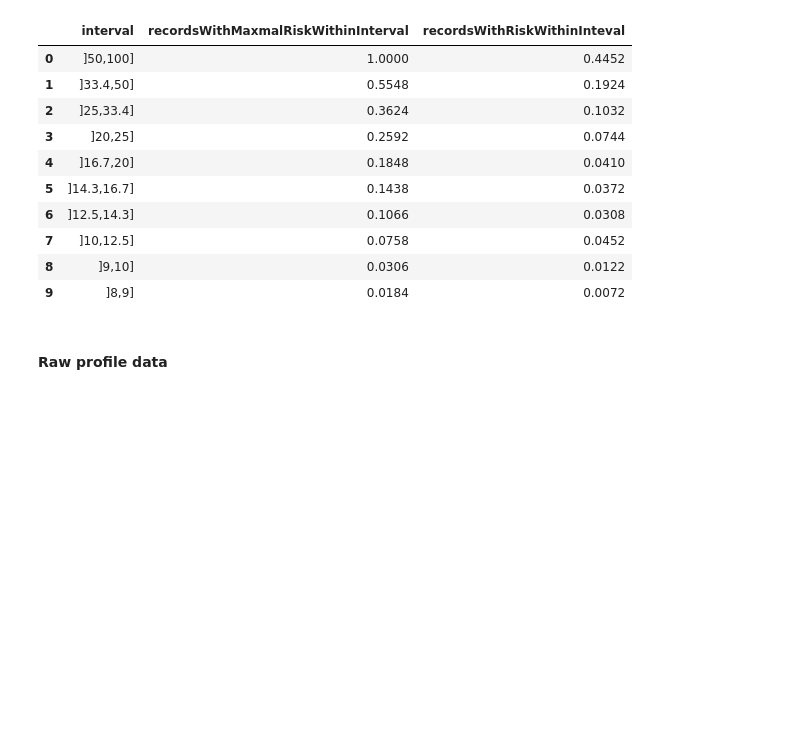
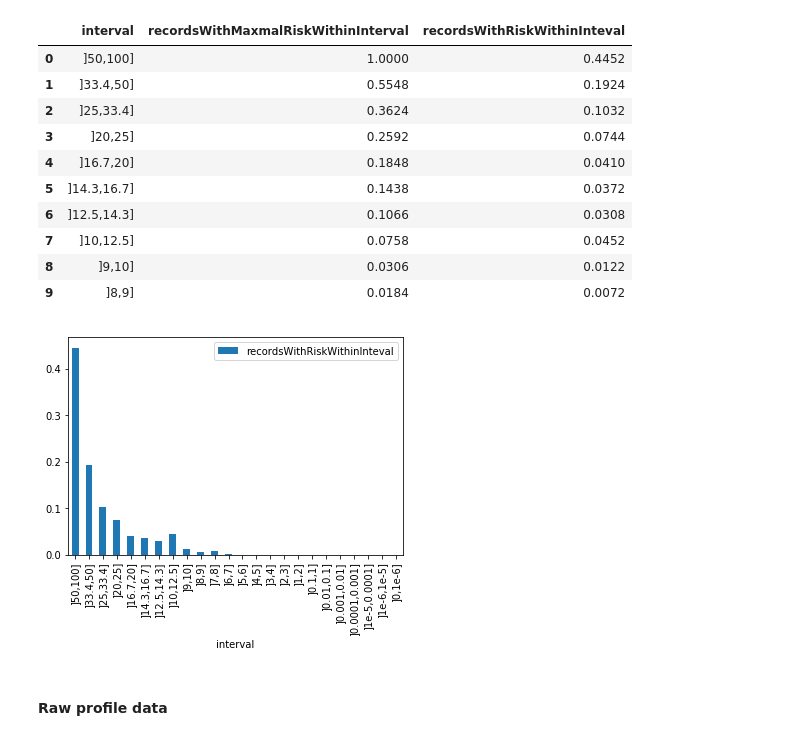
Before and after one commit to oslomet-arx-as-a-service/example-pyaaas-project, a Jupyter notebook: notebooks/product-presentation/Example-use-of-PyARXaaS.ipynb, the cells around one changed output. Saved outputs shown, nothing was run; the diff lists cells and outputs as text; code cells hidden in the pictures; blank space fills up the shorter version.

Commit message:
Update API and add some plots

```diff
--- a/notebooks/product-presentation/Example-use-of-PyARXaaS.ipynb
+++ b/notebooks/product-presentation/Example-use-of-PyARXaaS.ipynb
@@ -75,6 +75,10 @@ risk_profile.distribution_of_risk_dataframe().head(10)
 | 7 | ]10,12.5] | 0.0758 | 0.0452 |
 | 8 | ]9,10] | 0.0306 | 0.0122 |
 | 9 | ]8,9] | 0.0184 | 0.0072 |
+# %%
+risk_profile.distribution_of_risk_dataframe().plot(kind="bar", x="interval", y="recordsWithRiskWithinInteval");
+# %% [output]
+[figure, added]
 # %% [markdown]
 #### Raw profile data
 # %%
```
Also changed, not shown: parts of 13 cells of this notebook.
